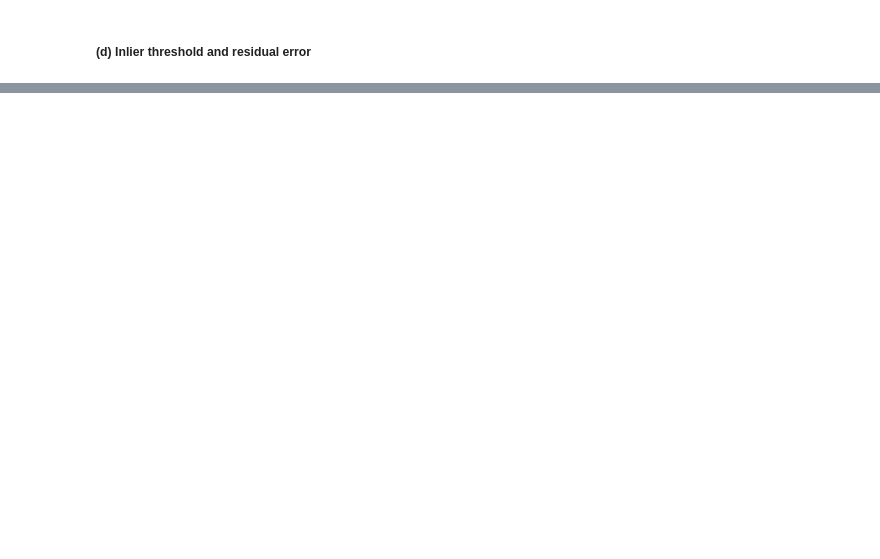
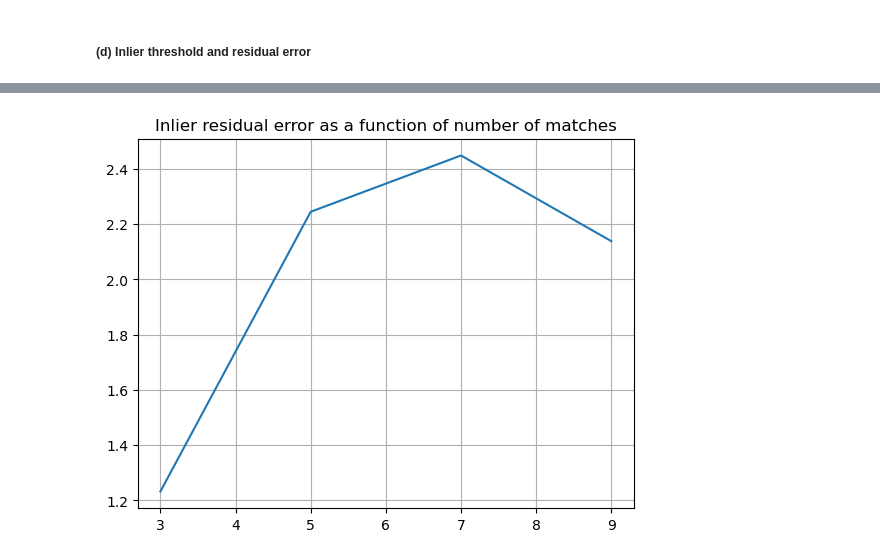
Before and after one commit to sri-ram-swaminathan/Computer-Vision-Assignments, a Jupyter notebook: Sriram_Swaminathan_First_Assignment_CV2025/main.ipynb, the cells around one changed output, grey strips where cells are left out. Saved outputs shown, nothing was run; the diff lists cells and outputs as text; code cells hidden in the pictures; blank space fills up the shorter version.

```diff
--- a/Sriram_Swaminathan_First_Assignment_CV2025/main.ipynb
+++ b/Sriram_Swaminathan_First_Assignment_CV2025/main.ipynb
@@ -353,0 +354,14 @@ plt.show()
+# %%
+matches = [3, 5, 7, 9]
+errors = []
+
+for match in matches:
+    _, _, error, _ = ransac_affine(left_coords, right_coords, best_matches_euclidean, match=match)
+    errors.append(error)
+
+plt.plot(matches, errors)
+plt.title("Inlier residual error as a function of number of matches")
+plt.grid(True)
+plt.show()
+# %% [output]
+[figure, added]
```
Also changed, not shown: parts of 6 cells of this notebook, 5 other files.
